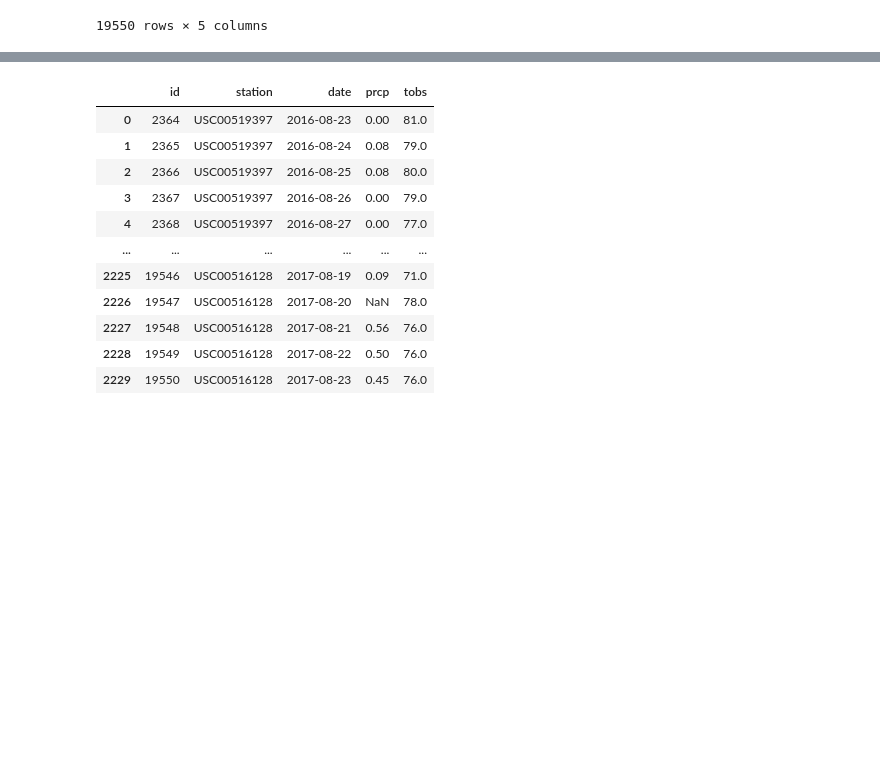
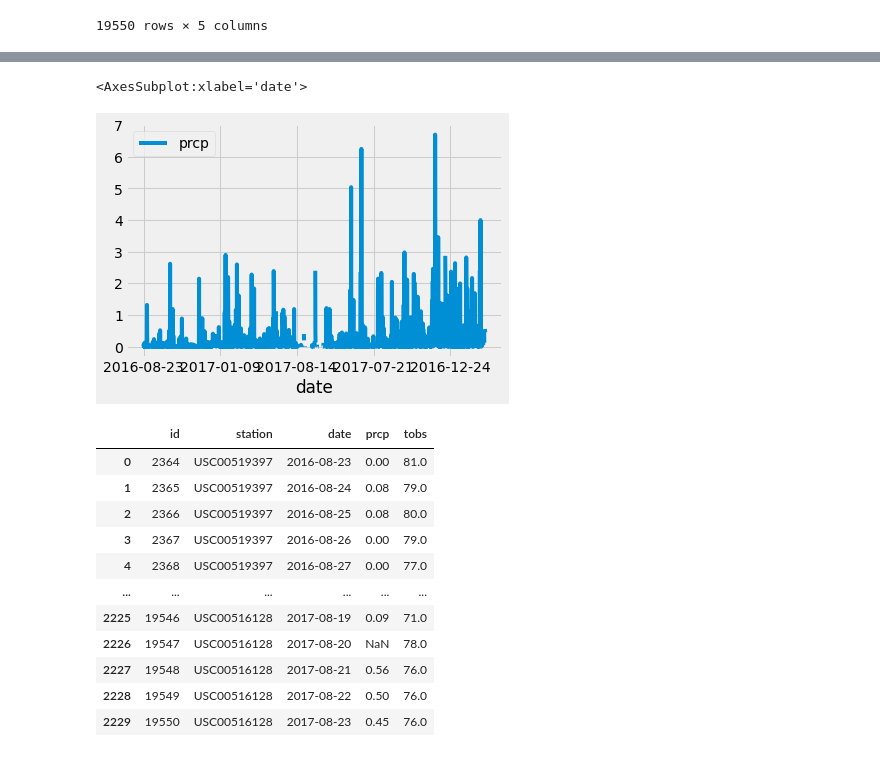
Before and after one commit to jgandre/sqlalchemy-challenge, a Jupyter notebook: climate_starter-Copy1.ipynb, the cells around one changed output, grey strips where cells are left out. Cells and saved outputs as stored; diff of their text form; code cells hidden in the pictures; blank space fills up the shorter version.

```diff
--- a/climate_starter-Copy1.ipynb
+++ b/climate_starter-Copy1.ipynb
@@ -61,0 +65,6 @@ recent_yr_prcp_data
+# %%
+#Plot the results using the DataFrame `plot` method
+recent_yr_prcp_data.plot()
+# %% [output]
+<AxesSubplot:xlabel='date'>
+[figure, added]
```
Also changed, not shown: parts of 5 cells of this notebook.
